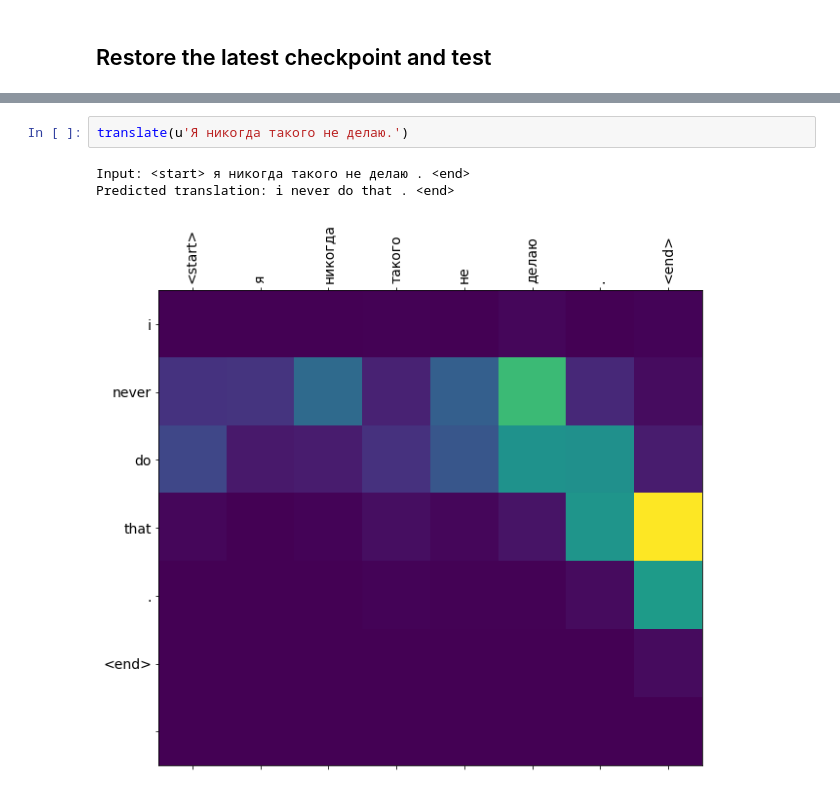
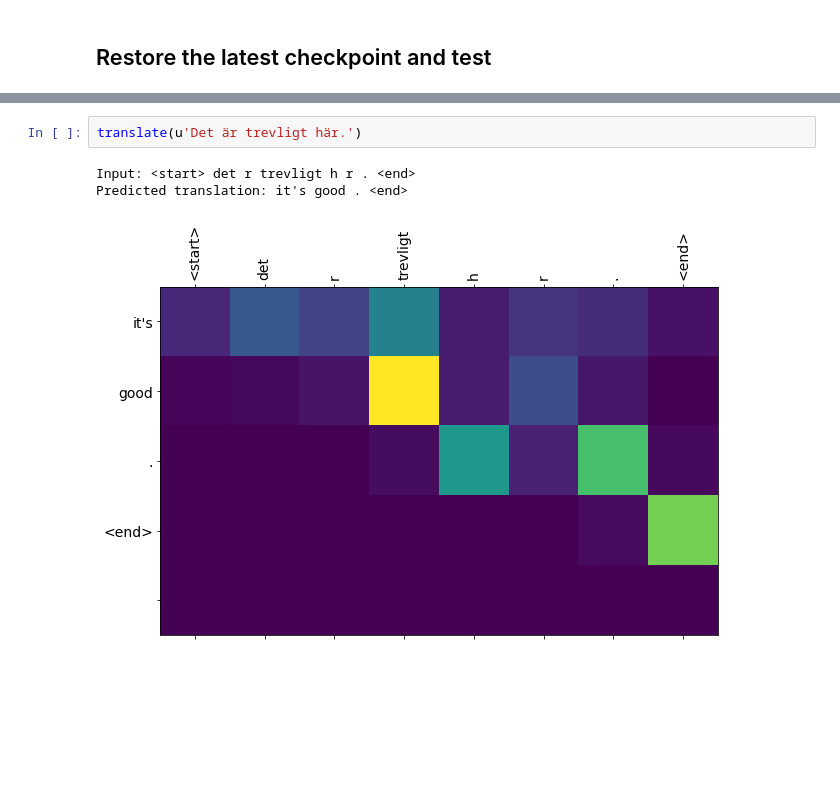
Before and after one commit to djo1006/Introduction-to-Natural-Language-Processing, a Jupyter notebook: hw_les_11/hw_les_11.ipynb, the cells around one changed output, grey strips where cells are left out. Drawn from its saved outputs; the diff is of its cells as text; blank space fills up the shorter version.

```diff
--- a/hw_les_11/hw_les_11.ipynb
+++ b/hw_les_11/hw_les_11.ipynb
@@ -506,6 +470,6 @@ Predicted translation: i don't like snow . <end>
-# %%
-translate(u'Я никогда такого не делаю.')
-# %% [output]
-Input: <start> я никогда такого не делаю . <end>
-Predicted translation: i never do that . <end>
-[figure, removed]
+# %%
+translate(u'Det är trevligt här.')
+# %% [output]
+Input: <start> det r trevligt h r . <end>
+Predicted translation: it's good . <end>
+[figure, added]
```
Also changed, not shown: parts of 17 cells of this notebook.
